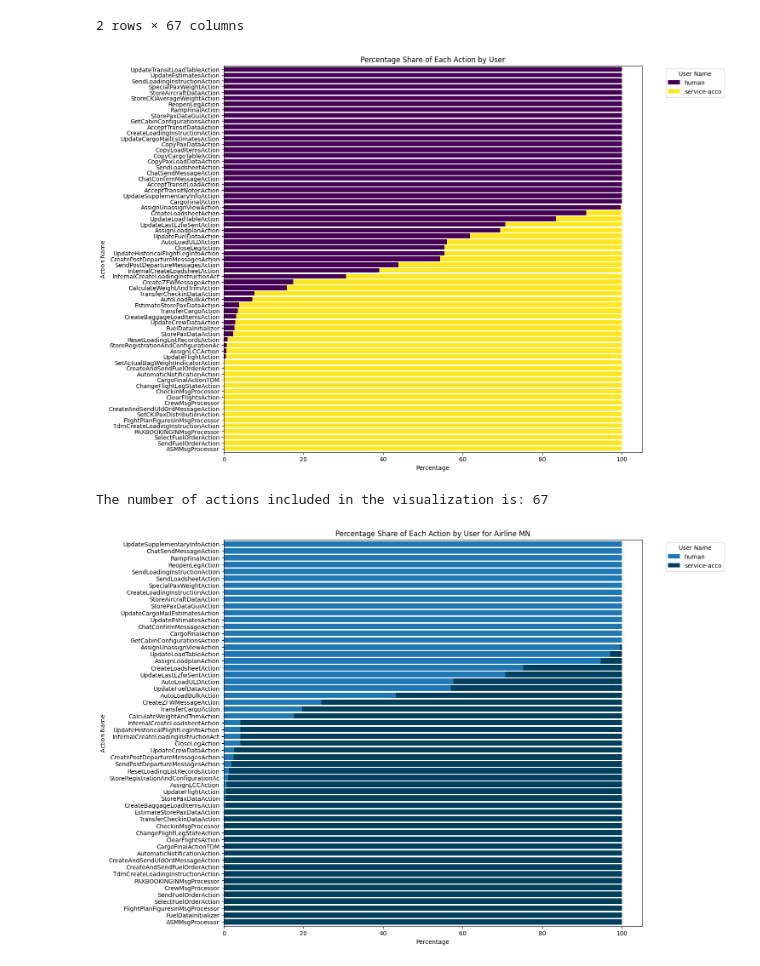
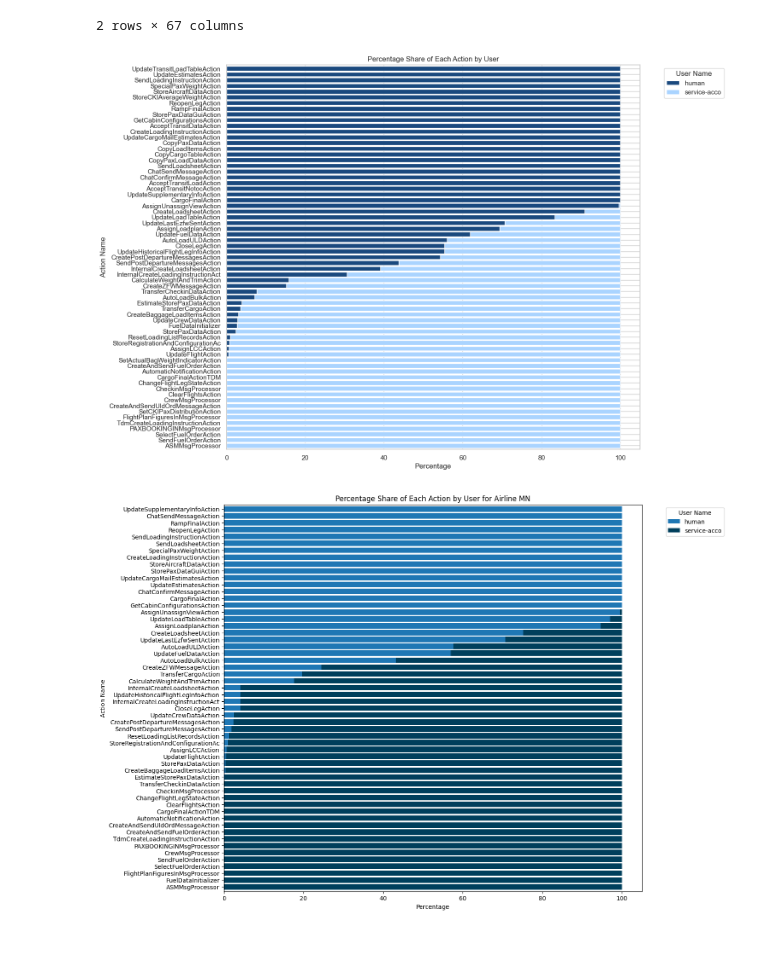
Before and after one commit to aref-hasan/aircraft_load, a Jupyter notebook: visualization/data_exploration.ipynb, the cells around one changed output. Saved outputs shown, nothing was run; the diff lists cells and outputs as text; code cells hidden in the pictures.

Commit message:
added new color

```diff
--- a/visualization/data_exploration.ipynb
+++ b/visualization/data_exploration.ipynb
@@ -496,37 +496,35 @@ user_action_percentage
 | service-acco | 100.0 | 0.0 | 0.0 | 0.0 | ... |
 2 rows × 67 columns
 # %%
-# sort actions by the percentage of 'human' or 'service-acco'
-# choose the user to sort by, for example 'human'
+# Sort actions by the percentage of 'human' or 'service-acco'
 user_to_sort_by = 'human'
 sorted_actions = user_action_percentage.T.sort_values(by=user_to_sort_by, ascending=False).index
 
-# plot the percentage share of each action by each user with swapped axes and increased spacing
+# Plot the percentage share of each action by each user with swapped axes and increased spacing
 fig, ax = plt.subplots(figsize=(15, 10))
-user_action_percentage[sorted_actions].T.plot(kind='barh', stacked=True, ax=ax, colormap='viridis', width=0.8)
+colors = ['#1a497e', '#AAD4FF']  # Hex colors for 'human' and 'service-acco'
 
-# add title and labels
+user_action_percentage[sorted_actions].T.plot(kind='barh', stacked=True, ax=ax, color=colors, width=0.8)
+
+# Add title and labels
 plt.title('Percentage Share of Each Action by User')
 plt.xlabel('Percentage')
 plt.ylabel('Action Name')
 plt.legend(title='User Name', bbox_to_anchor=(1.05, 1), loc='upper left')
 
-# add more spacing between the bars
+# Add more spacing between the bars
 ax.set_yticks([i for i in range(len(sorted_actions))])
 ax.set_yticklabels(sorted_actions, ha='right')
 plt.gca().invert_yaxis()
 
-# adjust layout for more spacing
+# Adjust layout for more spacing
 plt.tight_layout(pad=0.95)
 plt.show()
 
 # Count the number of actions included in the visualization
 num_actions_in_visualization = len(sorted_actions)
-
-print(f'The number of actions included in the visualization is: {num_actions_in_visualization}')
 # %% [output]
-[figure, old version]
+[figure, new version]
-The number of actions included in the visualization is: 67
 # %%
 import matplotlib.pyplot as plt
 import seaborn as sns
```
Also changed, not shown: parts of 1 cell of this notebook.
